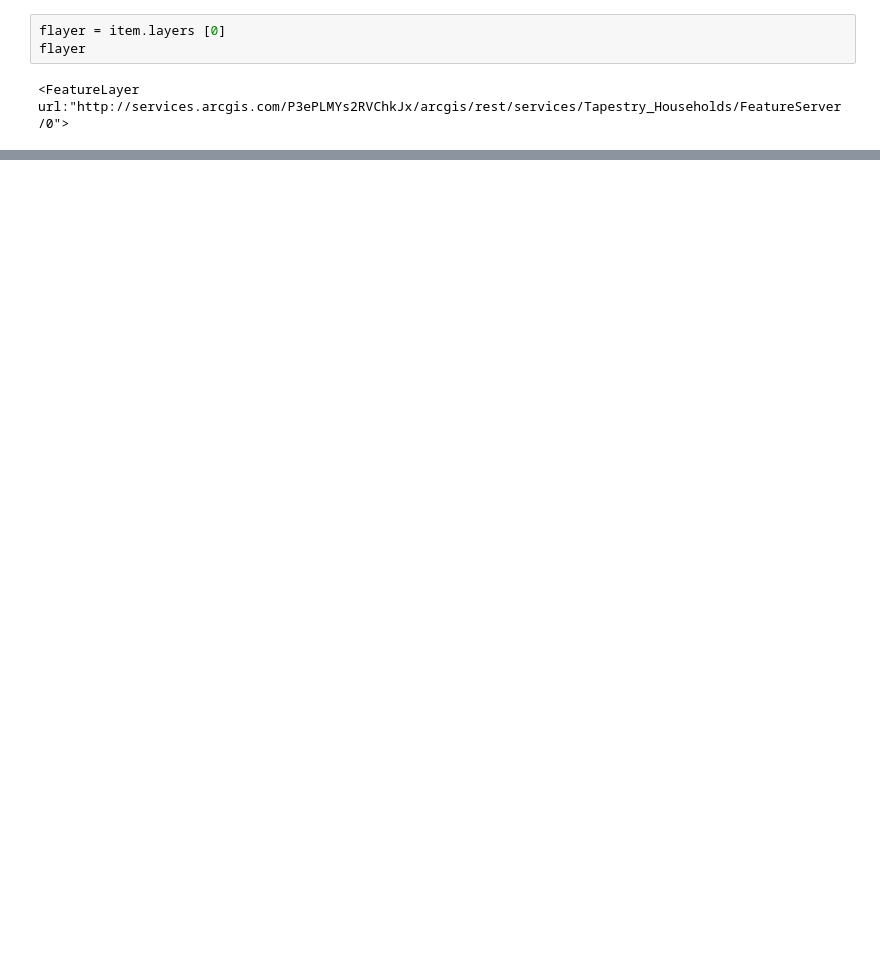
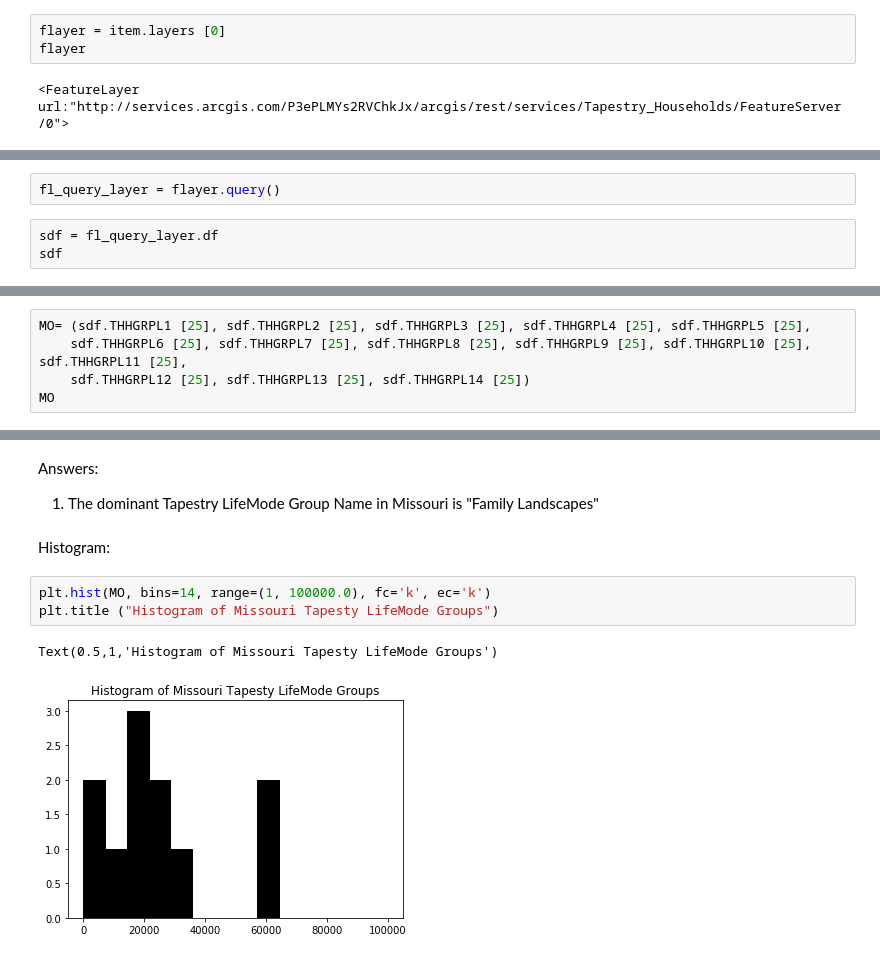
Before and after one commit to LauraLB2006/advanced_class, a Jupyter notebook: Project3/Q1.ipynb, the cells around one changed output, grey strips where cells are left out. Saved outputs shown, nothing was run; the diff lists cells and outputs as text; blank space fills up the shorter version.

```diff
--- a/Project3/Q1.ipynb
+++ b/Project3/Q1.ipynb
@@ -73,0 +168,5 @@ flayer
+# %%
+fl_query_layer = flayer.query()
+# %%
+sdf = fl_query_layer.df
+sdf
@@ -73,0 +213,5 @@ flayer
+# %%
+MO= (sdf.THHGRPL1 [25], sdf.THHGRPL2 [25], sdf.THHGRPL3 [25], sdf.THHGRPL4 [25], sdf.THHGRPL5 [25],
+    sdf.THHGRPL6 [25], sdf.THHGRPL7 [25], sdf.THHGRPL8 [25], sdf.THHGRPL9 [25], sdf.THHGRPL10 [25], sdf.THHGRPL11 [25],
+    sdf.THHGRPL12 [25], sdf.THHGRPL13 [25], sdf.THHGRPL14 [25])
+MO
@@ -73,0 +254,11 @@ flayer
+# %% [markdown]
+Answers:
+1.  The dominant Tapestry LifeMode Group Name in Missouri is "Family Landscapes"
+# %% [markdown]
+Histogram:
+# %%
+plt.hist(MO, bins=14, range=(1, 100000.0), fc='k', ec='k')
+plt.title ("Histogram of Missouri Tapesty LifeMode Groups")
+# %% [output]
+Text(0.5,1,'Histogram of Missouri Tapesty LifeMode Groups')
+[figure, added]
```
Also changed, not shown: parts of 39 cells of this notebook, 1 other file.
